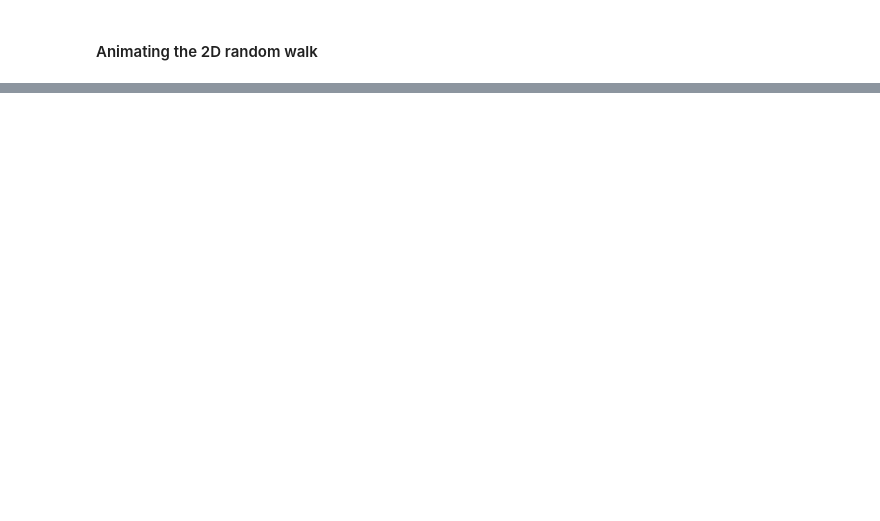
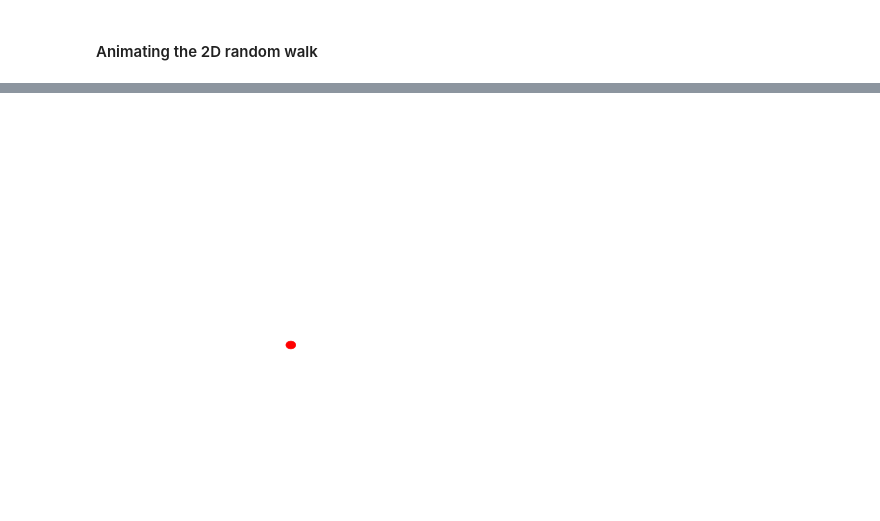
Before and after one commit to sophia-liao/DiffusionExercises, a Jupyter notebook: DiffusionExercise.ipynb, the cells around one changed output, grey strips where cells are left out. Drawn from its saved outputs; the diff is of its cells as text; code cells hidden in the pictures; blank space fills up the shorter version.

```diff
--- a/DiffusionExercise.ipynb
+++ b/DiffusionExercise.ipynb
@@ -182,0 +202,80 @@ MovieWriter ffmpeg unavailable; using Pillow instead.
+# %%
+from matplotlib.animation import FuncAnimation
+import matplotlib.patches as mpatches
+import matplotlib.pyplot as plt
+import numpy as np
+import random
+
+#create our figure for the animation
+fig, ax = plt.subplots()
+fig.set_size_inches(10,10)
+fig.set_dpi(50)
+
+#method to obtain the position of a particle
+def getParticlePosition(particle_name):
+    return particle_name.position
+
+#method to change position of particle by a unit step
+def moveParticle(particle_name,step):
+    particle_x = getParticlePosition(particle_name)
+    angle=random.uniform(1,360)
+    particle_name.position = (particle_x + random.choice([-1,0,1]))
+
+#places particle randomly from -1 to 1 in 2D space
+def placeParticle(particle_list, n):
+
+    #create a particle object using this position
+    for i in range(n):
+        initial_positionx = np.random.uniform(-1,1)
+        x=particle(2.5, initial_positionx,i)
+        particle_list.append(x)
+
+#prints particle ID
+def printID(particle_name):
+    print(particle_name.ID)
+
+#create a simulation function
+def simulation(steps,numparticles):
+    particle_list = []
+    #initialize your particles
+    placeParticle(particle_list,numparticles)
+
+    positions = []
+
+    for i in range(len(particle_list)):
+        posix=[]
+        posiy=[]
+        for j in range(steps):
+            moveParticle(particle_list[i],1)
+            coordx = getParticlePosition(particle_list[i])
+            posix.append(coordx)
+        positions.append(posix)
+
+    #for i in range(numparticles):
+    #    plt.plot(positions[i][0],positions[i][1])
+    #    plotColorSpec(positions[i][0],positions[i][1])
+
+    x = positions[0]
+
+    return x
+
+#run the simulation and store the data in X and Y
+x1 = simulation(1000,1)
+
+def animate(i):
+
+    ax.clear()
+
+    x_pos = x1[i]
+
+    Drawing_colored_circle = plt.Circle((x_pos,10),1,color='red')
+    ax.add_artist( Drawing_colored_circle)
+
+    plt.xlim([-40,40])
+    plt.ylim([-30,70])
+    plt.axis('off')
+
+ani = FuncAnimation(fig,animate,frames=100,interval=10,repeat=False)
+
+ani.save('1D.gif')
+# %% [output]
@@ -182,0 +283 @@ MovieWriter ffmpeg unavailable; using Pillow instead.
+[figure, added]
```
Also changed, not shown: parts of 9 cells of this notebook.
